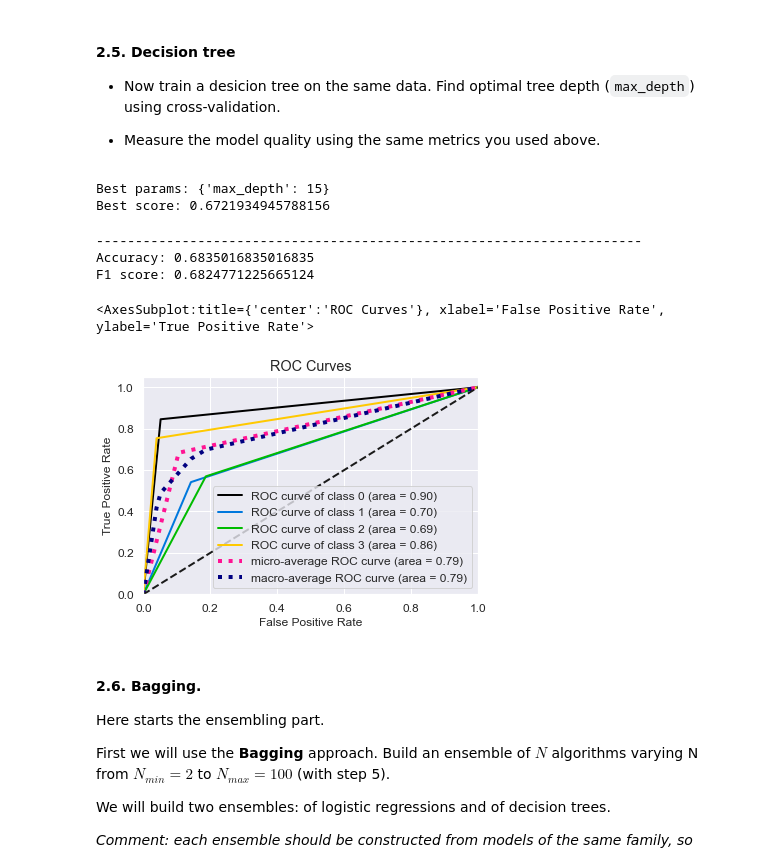
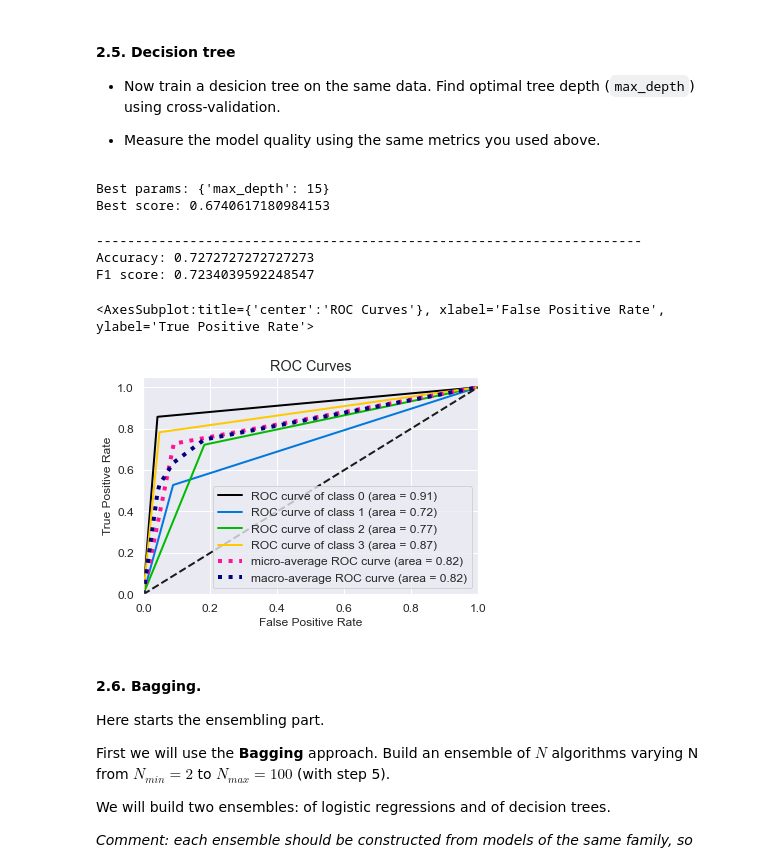
Before and after one commit to hakob-petro/ml-mipt, a Jupyter notebook: homeworks_basic/Lab1_ML_pipeline_and_SVM/Lab1_part2_ml_pipeline.ipynb, the cells around one changed output. Drawn from its saved outputs; the diff is of its cells as text; code cells hidden in the pictures.

```diff
--- a/homeworks_basic/Lab1_ML_pipeline_and_SVM/Lab1_part2_ml_pipeline.ipynb
+++ b/homeworks_basic/Lab1_ML_pipeline_and_SVM/Lab1_part2_ml_pipeline.ipynb
@@ -318,7 +318,6 @@ from sklearn.tree import DecisionTreeClassifier
 tree_params = {"max_depth" : [None] + list(np.arange(10, 45, 5))}
 
 TreeClf = DecisionTreeClassifier()
-TreeClf.fit(X_train, y_train)
 
 grid = GridSearchCV(TreeClf, tree_params)
 grid.fit(X_train, y_train)
@@ -327,29 +326,29 @@ print(f"Best params: {grid.best_params_}")
 print(f"Best score: {grid.best_score_}")
 # %% [output]
 Best params: {'max_depth': 15}
-Best score: 0.6721934945788156
+Best score: 0.6740617180984153
 # %%
 # YOUR CODE HERE
-from sklearn.tree import DecisionTreeClassifier
 
-TreeClf = DecisionTreeClassifier()
+TreeClf = DecisionTreeClassifier(max_depth=15)
+TreeClf.fit(X_train, y_train)
 
 y_preds = TreeClf.predict(X_test)
 y_probas = TreeClf.predict_proba(X_test)
 # score = lr.score(X_test, y_test)
 # print(f"Accuracy: {score}")
 
 f1 = f1_score(y_test, y_preds, average="macro")
 acc = accuracy_score(y_test, y_preds)
 print("-"*70, f"Accuracy: {acc}", f"F1 score: {f1}", sep='\n')
 
 plot_roc(y_test, y_probas)
 # %% [output]
 ----------------------------------------------------------------------
-Accuracy: 0.6835016835016835
-F1 score: 0.6824771225665124
+Accuracy: 0.7272727272727273
+F1 score: 0.7234039592248547
 <AxesSubplot:title={'center':'ROC Curves'}, xlabel='False Positive Rate', ylabel='True Positive Rate'>
-[figure, old version]
+[figure, new version]
 # %% [markdown]
 #### 2.6. Bagging.
 Here starts the ensembling part.
```
Also changed, not shown: parts of 9 cells of this notebook.
